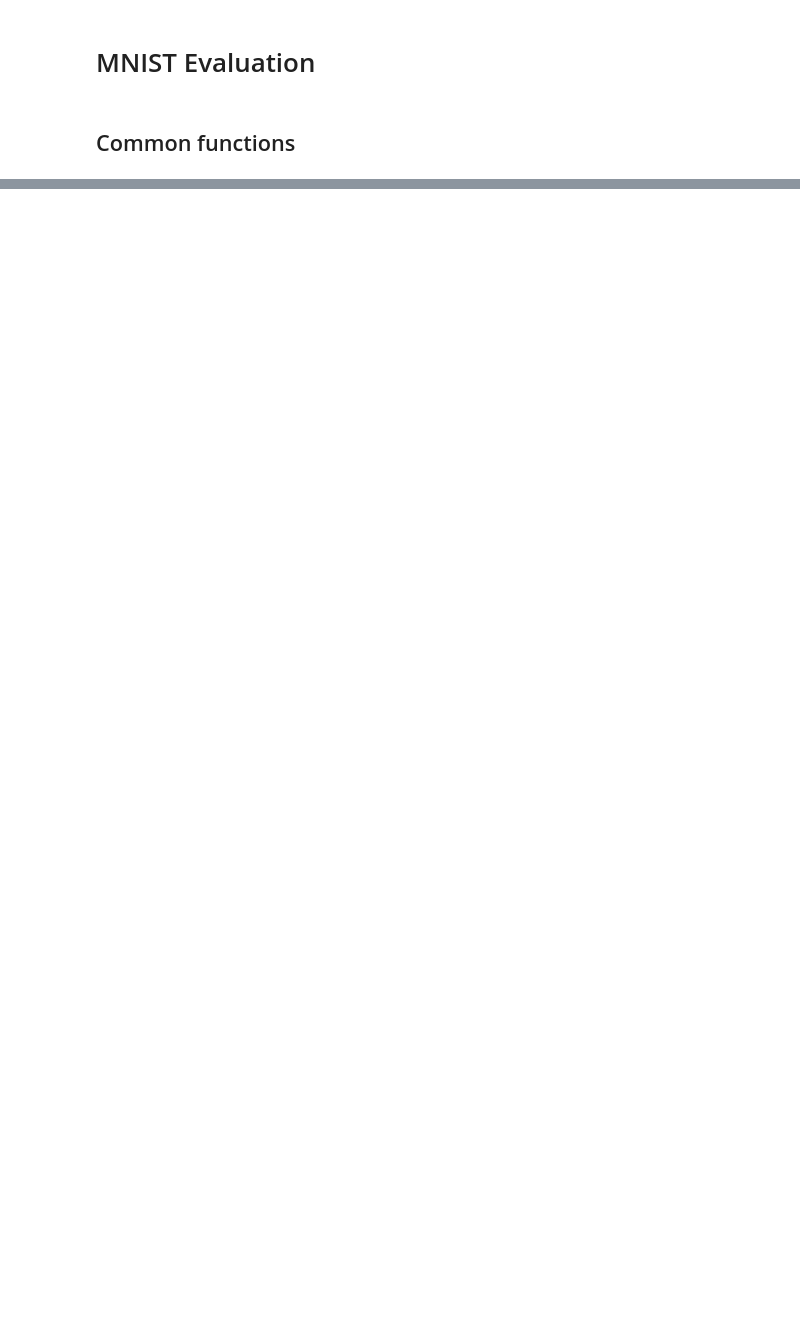
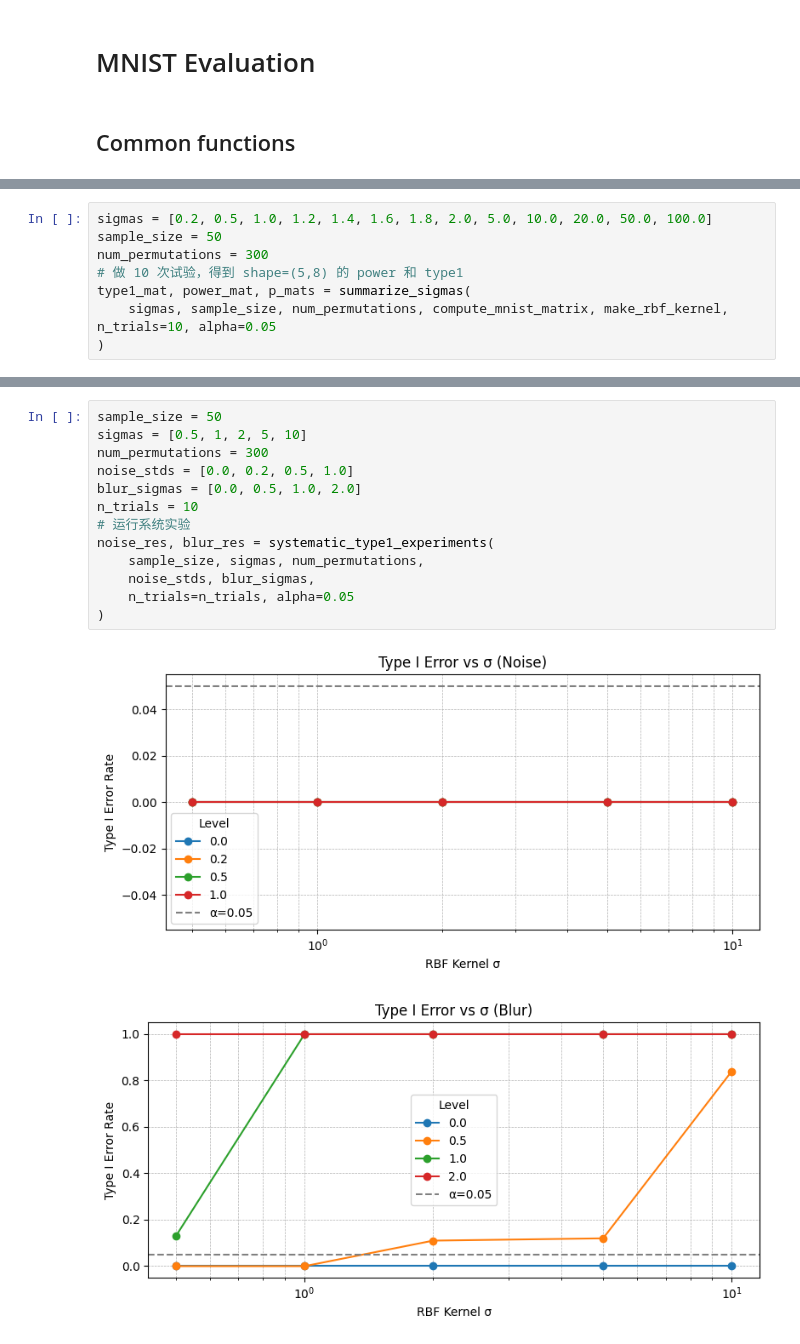
Before and after one commit to XuanjieLiu/Two-Test-Kernel, a Jupyter notebook: mnist_test.ipynb, the cells around one changed output, grey strips where cells are left out. Saved outputs shown, nothing was run; the diff lists cells and outputs as text; blank space fills up the shorter version.

```diff
--- a/mnist_test.ipynb
+++ b/mnist_test.ipynb
@@ -343,0 +368,8 @@ Observed MMD^2: 0.2001
+# %%
+sigmas = [0.2, 0.5, 1.0, 1.2, 1.4, 1.6, 1.8, 2.0, 5.0, 10.0, 20.0, 50.0, 100.0]
+sample_size = 50
+num_permutations = 300
+# 做 10 次试验，得到 shape=(5,8) 的 power 和 type1
+type1_mat, power_mat, p_mats = summarize_sigmas(
+    sigmas, sample_size, num_permutations, compute_mnist_matrix, make_rbf_kernel, n_trials=10, alpha=0.05
+)
@@ -343,0 +535,16 @@ Observed MMD^2: 0.2001
+# %%
+sample_size = 50
+sigmas = [0.5, 1, 2, 5, 10]
+num_permutations = 300
+noise_stds = [0.0, 0.2, 0.5, 1.0]
+blur_sigmas = [0.0, 0.5, 1.0, 2.0]
+n_trials = 10
+# 运行系统实验
+noise_res, blur_res = systematic_type1_experiments(
+    sample_size, sigmas, num_permutations,
+    noise_stds, blur_sigmas,
+    n_trials=n_trials, alpha=0.05
+)
+# %% [output]
+[figure, added]
+[figure, added]
```
Also changed, not shown: parts of 26 cells of this notebook.
